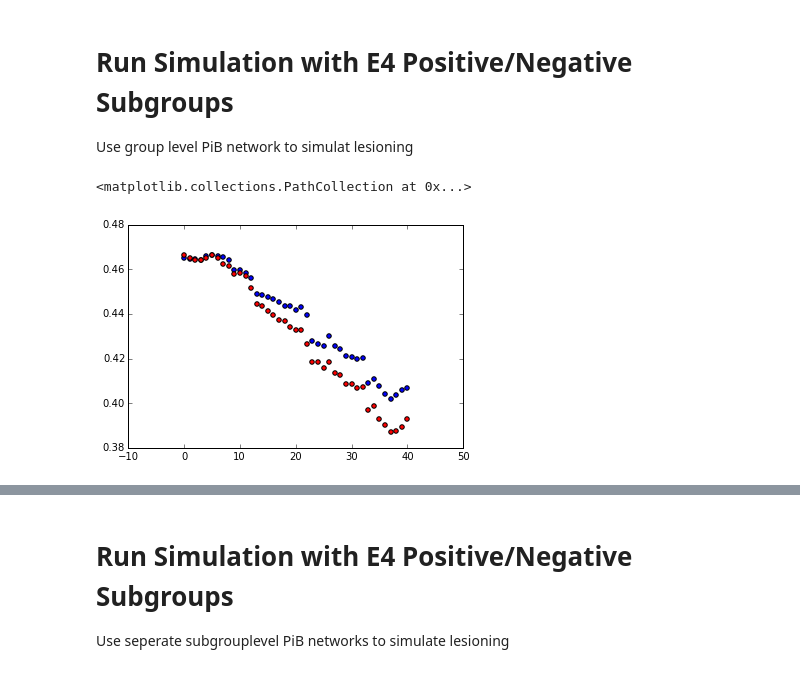
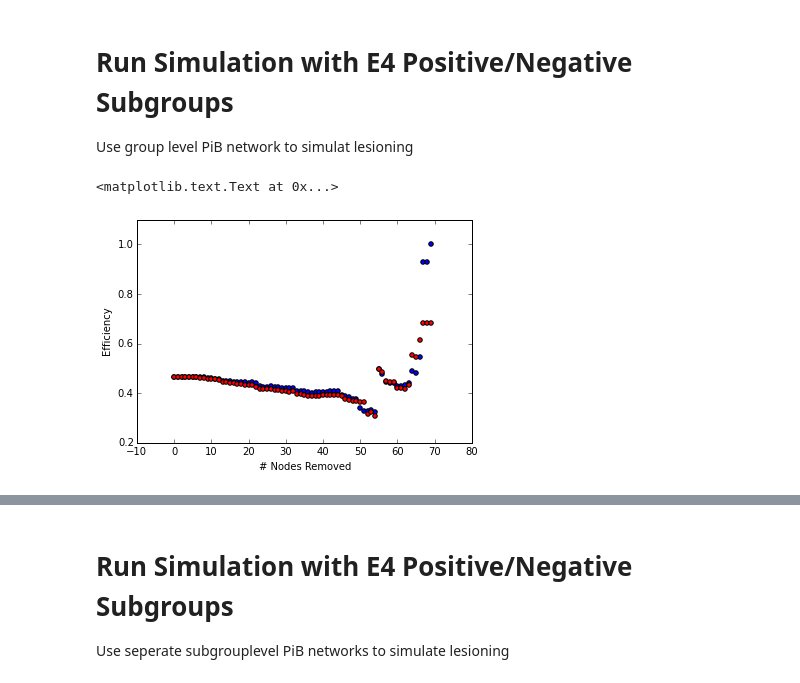
Before and after one commit to dinodigma/research, a Jupyter notebook: surf/lesion_simulation.ipynb, the cells around one changed output, grey strips where cells are left out. Saved outputs shown, nothing was run; the diff lists cells and outputs as text; code cells hidden in the pictures.

Commit message:
29June2015_ran_group_simulations

```diff
--- a/surf/lesion_simulation.ipynb
+++ b/surf/lesion_simulation.ipynb
@@ -129,13 +129,14 @@ def find_eff(g):
             avg_short_path += short_paths[ind] * (poss_paths[ind] / total_paths)
         return 1.0 / avg_short_path
 # %%
-def run_simulation(fnet, pnet, seed):
+def run_simulation(fnet, pnet, seed, stop):
     ''' Run lesion simulation
     Parameters
     ----------
     fnet : functional network
     pnet : PiB correlation network
     seed : beginning of simulated lesioning
+    stop : terminate simulation after removing stop number of nodes
 
     Returns
     -------
@@ -158,7 +159,7 @@ def run_simulation(fnet, pnet, seed):
 
 
     removed = {seed}
-    while len(removed) < 40: #len(fnet.nodes()):
+    while len(removed) < stop: #len(fnet.nodes()):
         rem = find_next_node(removed, pnet)
         removed.add(rem)
         fnet.remove_edges_from(fnet.edges(rem))
@@ -211,25 +210,23 @@ Use group level PiB network to simulat lesioning
 # %%
 # Modify the PiB Correlation Matrix in order to be able to use nx.shortest_path_length
 invpibmat = -1.0 * pibmat + 1.0
 invpibnet = nx.from_numpy_matrix(invpibmat)
 inp_fnet_neg, inp_fnet_pos, inp_pnet = fnet_neg.copy(), fnet_pos.copy(), invpibnet.copy()
 
 # Run Simulation
-mpos, epos = run_simulation(inp_fnet_pos, inp_pnet, seed)
-mneg, eneg = run_simulation(inp_fnet_neg, inp_pnet, seed)
+mpos, epos = run_simulation(inp_fnet_pos, inp_pnet, seed, 70)
+mneg, eneg = run_simulation(inp_fnet_neg, inp_pnet, seed, 70)
 
 # Plot Efficiencies
-x = range(70)
-y = range(0, 1)
 fig = plt.figure()
 ax = fig.add_subplot(111)
 
-# Run simulation with E4 Positive Subjects
+
 ax.scatter(range(len(epos)), epos, c = 'b')
 ax.scatter(range(len(eneg)), eneg, c = 'r')
 
-ax.xlabel('# Nodes Removed')
-ax.ylabel('Efficiency')
+plt.xlabel('# Nodes Removed')
+plt.ylabel('Efficiency')
 # %% [output]
-<matplotlib.collections.PathCollection at 0x...>
+<matplotlib.text.Text at 0x...>
-[figure, old version]
+[figure, new version]
```
Also changed, not shown: parts of 8 cells of this notebook.
